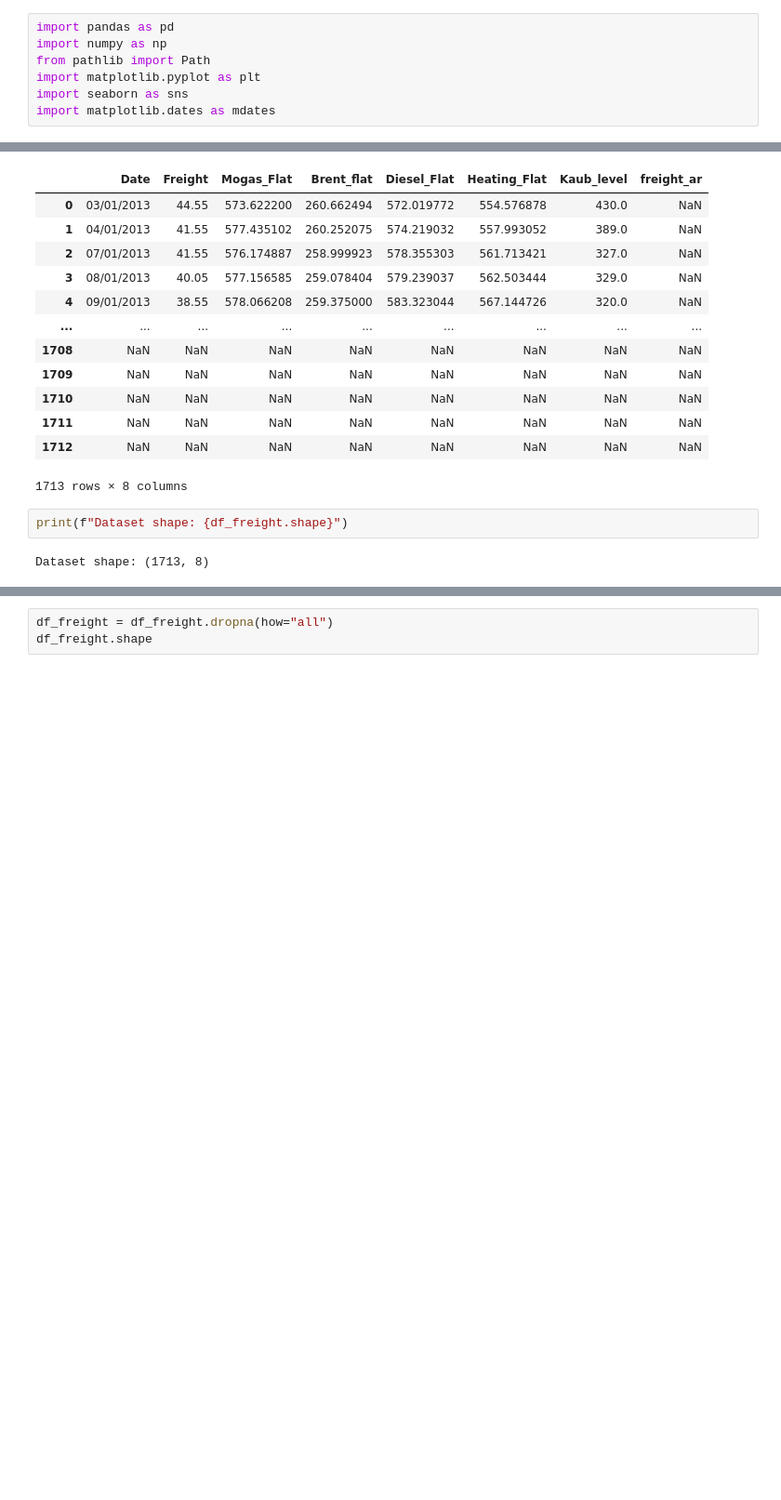
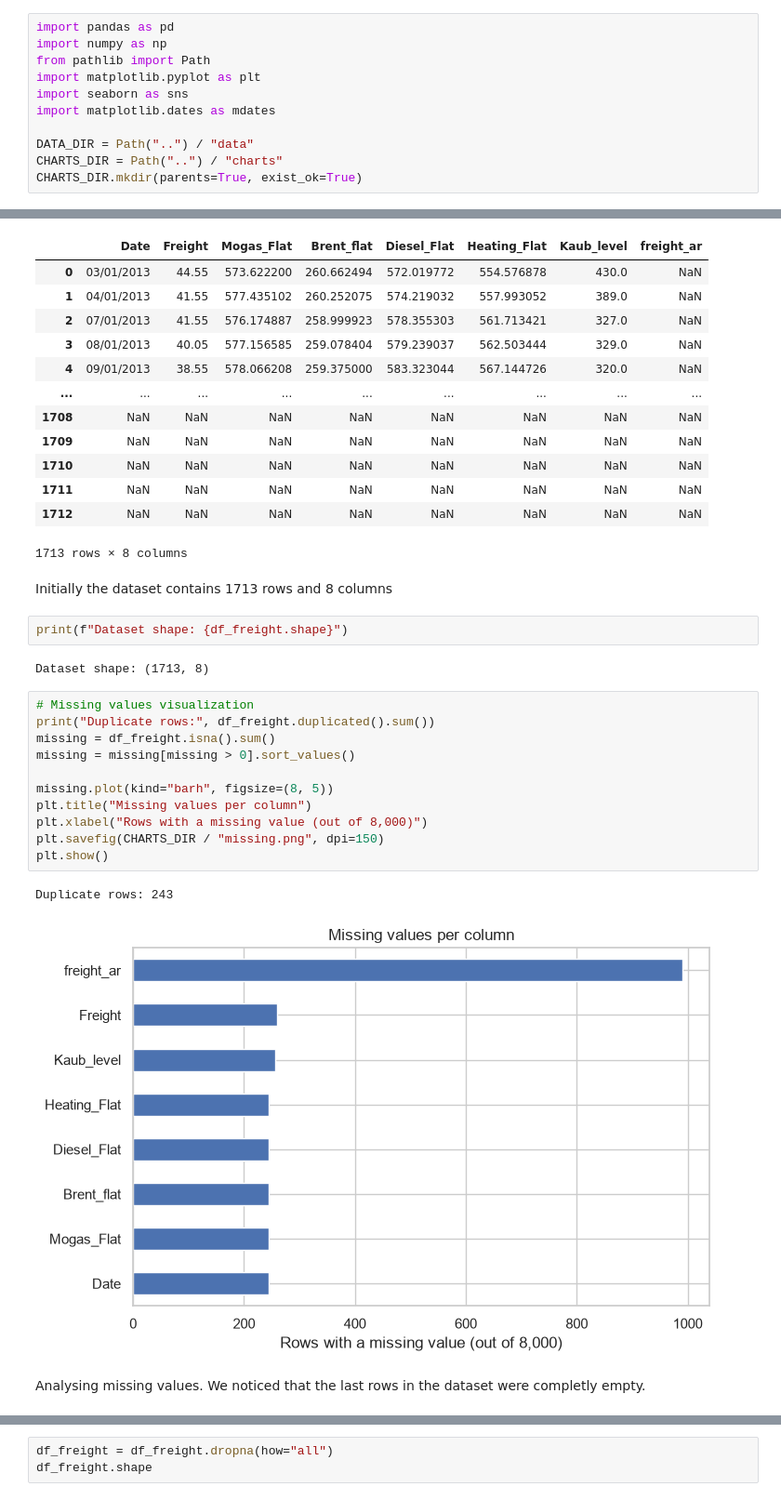
Before and after one commit to pejoCloser/Freight_Challenge, a Jupyter notebook: notebooks/01_EDA.ipynb, the cells around one changed output, grey strips where cells are left out. Shown at 93% size. Saved outputs shown, nothing was run; the diff lists cells and outputs as text; blank space fills up the shorter version.

```diff
--- a/notebooks/01_EDA.ipynb
+++ b/notebooks/01_EDA.ipynb
@@ -13,4 +13,8 @@ from pathlib import Path
 import matplotlib.pyplot as plt
 import seaborn as sns
 import matplotlib.dates as mdates
+
+DATA_DIR = Path("..") / "data"
+CHARTS_DIR = Path("..") / "charts"
+CHARTS_DIR.mkdir(parents=True, exist_ok=True)
 # %% [markdown]
@@ -37,7 +40,25 @@ df_freight
 | 1711 | NaN | NaN | NaN | NaN | NaN | NaN | NaN | NaN |
 | 1712 | NaN | NaN | NaN | NaN | NaN | NaN | NaN | NaN |
 1713 rows × 8 columns
+# %% [markdown]
+Initially the dataset contains 1713 rows and 8 columns
 # %%
 print(f"Dataset shape: {df_freight.shape}")
 # %% [output]
 Dataset shape: (1713, 8)
+# %%
+# Missing values visualization
+print("Duplicate rows:", df_freight.duplicated().sum())
+missing = df_freight.isna().sum()
+missing = missing[missing > 0].sort_values()
+
+missing.plot(kind="barh", figsize=(8, 5))
+plt.title("Missing values per column")
+plt.xlabel("Rows with a missing value (out of 8,000)")
+plt.savefig(CHARTS_DIR / "missing.png", dpi=150)
+plt.show()
+# %% [output]
+Duplicate rows: 243
+[figure, added]
+# %% [markdown]
+Analysing missing values. We noticed that the last rows in the dataset were completly empty.
```
Also changed, not shown: parts of 11 cells of this notebook, 2 other files.
